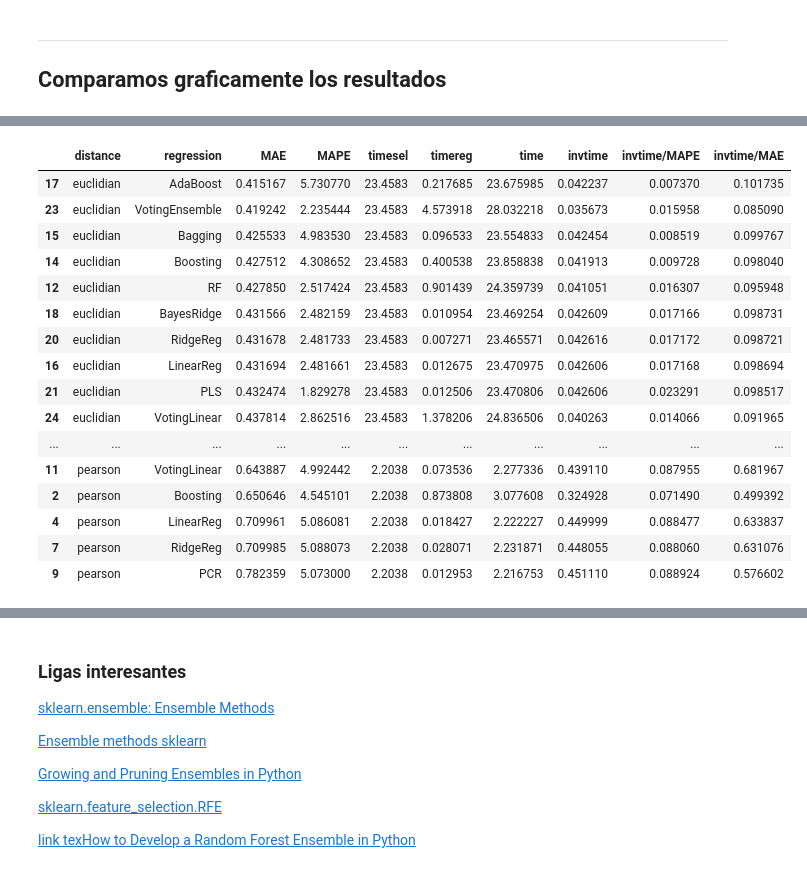
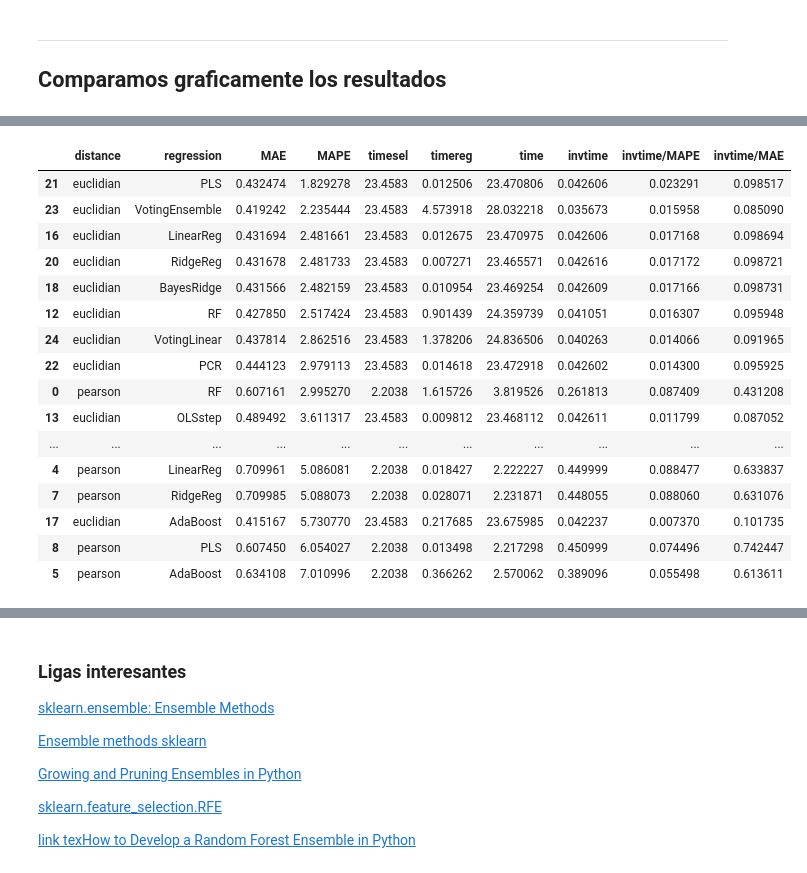
Before and after one commit to urieliram/statistical, a Jupyter notebook: Tarea16.ipynb, the cells around one changed output, grey strips where cells are left out. Cells and saved outputs as stored; diff of their text form; code cells hidden in the pictures.

```diff
--- a/Tarea16.ipynb
+++ b/Tarea16.ipynb
@@ -888,27 +888,27 @@ print('| EUCLIDIAN      | Voting Linear  |',str(trunc(mae_euc_votl,4)),'
 # %%
 dferror["time"]         = dferror["timereg"] + dferror["timesel"]
 dferror["invtime"]      = 1 / ( dferror["timereg"] + dferror["timesel"])
 dferror["invtime/MAPE"] = dferror["invtime"] / dferror["MAPE"]
 dferror["invtime/MAE"]  = dferror["invtime"] / dferror["MAE"]
 dferror.sort_values("invtime/MAE",ascending=False)
 dferror.sort_values("invtime/MAPE",ascending=False)
-dferror.sort_values("MAE",ascending=True)
+dferror.sort_values("MAPE",ascending=True)
 # %% [output]
 |  | distance | regression | MAE | MAPE | timesel | timereg | time | invtime | invtime/MAPE | invtime/MAE |
-| 17 | euclidian | AdaBoost | 0.415167 | 5.730770 | 23.4583 | 0.217685 | 23.675985 | 0.042237 | 0.007370 | 0.101735 |
+| 21 | euclidian | PLS | 0.432474 | 1.829278 | 23.4583 | 0.012506 | 23.470806 | 0.042606 | 0.023291 | 0.098517 |
 | 23 | euclidian | VotingEnsemble | 0.419242 | 2.235444 | 23.4583 | 4.573918 | 28.032218 | 0.035673 | 0.015958 | 0.085090 |
-| 15 | euclidian | Bagging | 0.425533 | 4.983530 | 23.4583 | 0.096533 | 23.554833 | 0.042454 | 0.008519 | 0.099767 |
-| 14 | euclidian | Boosting | 0.427512 | 4.308652 | 23.4583 | 0.400538 | 23.858838 | 0.041913 | 0.009728 | 0.098040 |
+| 16 | euclidian | LinearReg | 0.431694 | 2.481661 | 23.4583 | 0.012675 | 23.470975 | 0.042606 | 0.017168 | 0.098694 |
+| 20 | euclidian | RidgeReg | 0.431678 | 2.481733 | 23.4583 | 0.007271 | 23.465571 | 0.042616 | 0.017172 | 0.098721 |
+| 18 | euclidian | BayesRidge | 0.431566 | 2.482159 | 23.4583 | 0.010954 | 23.469254 | 0.042609 | 0.017166 | 0.098731 |
 | 12 | euclidian | RF | 0.427850 | 2.517424 | 23.4583 | 0.901439 | 24.359739 | 0.041051 | 0.016307 | 0.095948 |
-| 18 | euclidian | BayesRidge | 0.431566 | 2.482159 | 23.4583 | 0.010954 | 23.469254 | 0.042609 | 0.017166 | 0.098731 |
-| 20 | euclidian | RidgeReg | 0.431678 | 2.481733 | 23.4583 | 0.007271 | 23.465571 | 0.042616 | 0.017172 | 0.098721 |
-| 16 | euclidian | LinearReg | 0.431694 | 2.481661 | 23.4583 | 0.012675 | 23.470975 | 0.042606 | 0.017168 | 0.098694 |
-| 21 | euclidian | PLS | 0.432474 | 1.829278 | 23.4583 | 0.012506 | 23.470806 | 0.042606 | 0.023291 | 0.098517 |
 | 24 | euclidian | VotingLinear | 0.437814 | 2.862516 | 23.4583 | 1.378206 | 24.836506 | 0.040263 | 0.014066 | 0.091965 |
+| 22 | euclidian | PCR | 0.444123 | 2.979113 | 23.4583 | 0.014618 | 23.472918 | 0.042602 | 0.014300 | 0.095925 |
+| 0 | pearson | RF | 0.607161 | 2.995270 | 2.2038 | 1.615726 | 3.819526 | 0.261813 | 0.087409 | 0.431208 |
+| 13 | euclidian | OLSstep | 0.489492 | 3.611317 | 23.4583 | 0.009812 | 23.468112 | 0.042611 | 0.011799 | 0.087052 |
 | ... | ... | ... | ... | ... | ... | ... | ... | ... | ... | ... |
-| 11 | pearson | VotingLinear | 0.643887 | 4.992442 | 2.2038 | 0.073536 | 2.277336 | 0.439110 | 0.087955 | 0.681967 |
-| 2 | pearson | Boosting | 0.650646 | 4.545101 | 2.2038 | 0.873808 | 3.077608 | 0.324928 | 0.071490 | 0.499392 |
 | 4 | pearson | LinearReg | 0.709961 | 5.086081 | 2.2038 | 0.018427 | 2.222227 | 0.449999 | 0.088477 | 0.633837 |
 | 7 | pearson | RidgeReg | 0.709985 | 5.088073 | 2.2038 | 0.028071 | 2.231871 | 0.448055 | 0.088060 | 0.631076 |
-| 9 | pearson | PCR | 0.782359 | 5.073000 | 2.2038 | 0.012953 | 2.216753 | 0.451110 | 0.088924 | 0.576602 |
+| 17 | euclidian | AdaBoost | 0.415167 | 5.730770 | 23.4583 | 0.217685 | 23.675985 | 0.042237 | 0.007370 | 0.101735 |
+| 8 | pearson | PLS | 0.607450 | 6.054027 | 2.2038 | 0.013498 | 2.217298 | 0.450999 | 0.074496 | 0.742447 |
+| 5 | pearson | AdaBoost | 0.634108 | 7.010996 | 2.2038 | 0.366262 | 2.570062 | 0.389096 | 0.055498 | 0.613611 |
 # %%
```
Also changed, not shown: parts of 1 cell of this notebook.
